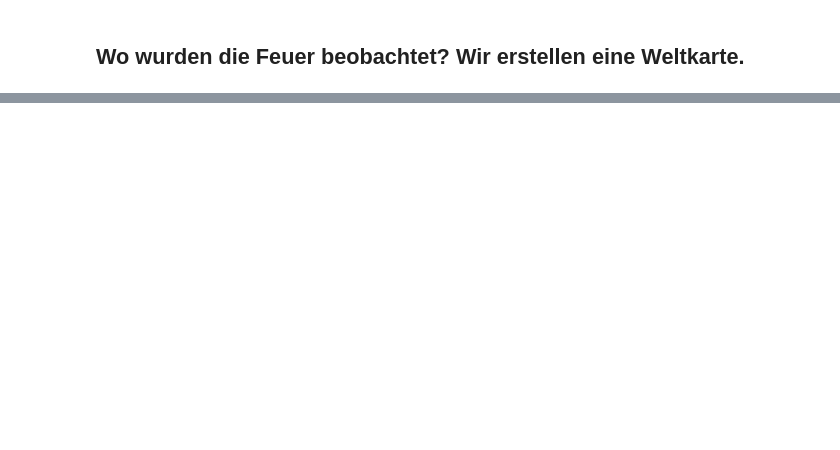
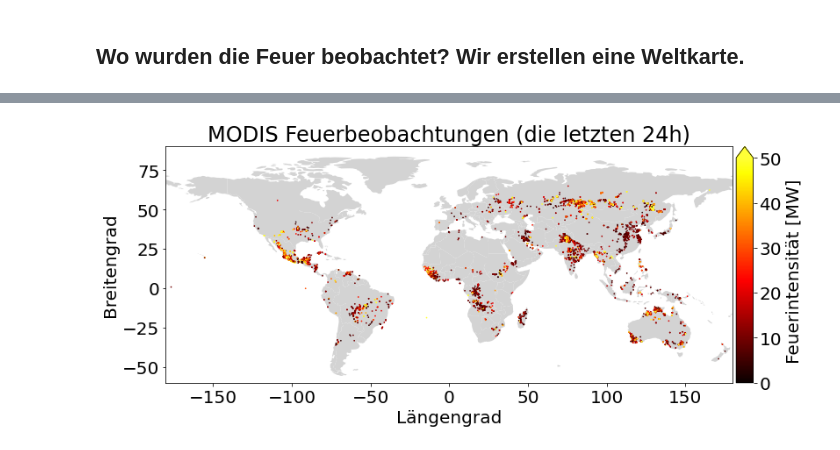
Before and after one commit to AtMoDat/DKRZ_GirlsDay23, a Jupyter notebook: notebooks/Feuer_der_letzten_24Stunden.ipynb, the cells around one changed output, grey strips where cells are left out. Saved outputs shown, nothing was run; the diff lists cells and outputs as text; code cells hidden in the pictures; blank space fills up the shorter version.

```diff
--- a/notebooks/Feuer_der_letzten_24Stunden.ipynb
+++ b/notebooks/Feuer_der_letzten_24Stunden.ipynb
@@ -239,21 +154,0 @@ land       = 'Ukraine'
-# %%
-# Hier definieren wir die Eckkordinaten unserer Deutschlanddomain
-
-country       = laender_bounds[laender_bounds['de_country'] == land]['en_country'].item()
-country
-country_ISO   = laender_bounds[laender_bounds['de_country'] == land]['code'].item()
-domain_koord  = laender_bounds[laender_bounds['de_country'] == land].values.flatten()[5:9][[3,2,1,0]] # longmin, latmin, longmax, latmax
-# Eine Alternative, wenn obige domain_koord unsinnige Bounds ergeben
-#r = requests.get(r"http://nominatim.openstreetmap.org/search?q=%s&format=json"%country)
-#domain_koord2  = np.asarray([float(i) for i in json.loads(r.text)[0]["boundingbox"]])[[2,0,3,1]]
-
-# Wir holen uns genaue Länderkarten mit Distrikten
-gpd.io.file.fiona.drvsupport.supported_drivers['KML'] = 'rw'
-gadm_lev0      = 'gadm40_'+country_ISO+'_0'
-r              = requests.get('https://geodata.ucdavis.edu/gadm/gadm4.0/kmz/'+gadm_lev0+'.kmz')
-zf             = ZipFile(BytesIO(r.content))
-country_bounds = gpd.read_file(zf.open(gadm_lev0+'.kml'), driver='KML')
-gadm_lev1      = 'gadm40_'+country_ISO+'_1'
-r              = requests.get('https://geodata.ucdavis.edu/gadm/gadm4.0/kmz/'+gadm_lev1+'.kmz')
-zf             = ZipFile(BytesIO(r.content))
-districts      = gpd.read_file(zf.open(gadm_lev1+'.kml'), driver='KML')
@@ -331,0 +155,26 @@ _     = bild.annotate('Feuerpixel können auch Heizkraftwerke, Osterfeuer\n oder
+# %%
+# Wir machen einen Bilderrahmen und sagen, wie groß das Bild darin sein soll.
+rahmen, bild1 = plt.subplots(figsize=(12,6))
+# Jetzt zeichnen wir eine Weltkarte in grau
+landkarte  = gpd.read_file(gpd.datasets.get_path('naturalearth_lowres'))
+landbild1  = landkarte.plot(color='lightgrey', ax=bild1)
+# Jetzt zeichnen wir die Feuer in die Weltkarte.
+# Besonders intensive Feuer erscheinen in gelb, schwache Feuer erscheinen in dunkelrot/schwarz.
+vmin, vmax = 0, 50
+cmap = cmr.get_sub_cmap('hot', 0, 0.8)
+feuerbild1 = feuerdaten.plot(x='Längengrad', y='Breitengrad', kind='scatter', c='Feuerintensität',
+        cmap=cmap, s=0.5, vmin=vmin, vmax=vmax, ax=bild1, colorbar=False,
+        title=feuersatellit+' Feuerbeobachtungen (die letzten '+zeitraum+')')
+
+# Nun machen wir den Farbbalken
+norm   = mpl.colors.Normalize(vmin=vmin, vmax=vmax); divider = make_axes_locatable(bild1)
+cax    = divider.append_axes('right', size='3%', pad=0.05)
+stdout = mpl.colorbar.ColorbarBase(cax, cmap=cmap, norm=norm, extend='max', label='Feuerintensität [MW]')
+
+# Hier bestimmen wir, welche Region auf der Weltkarte gezeigt wird und die Axenbeschriftung.
+stdout = bild1.set_xlim(-180,180)
+stdout = bild1.set_ylim(-60,90)
+stdout = bild1.set_xlabel('Längengrad')
+stdout = bild1.set_ylabel('Breitengrad')
+# %% [output]
+[figure, added]
```
Also changed, not shown: parts of 43 cells of this notebook, 2 other files.
